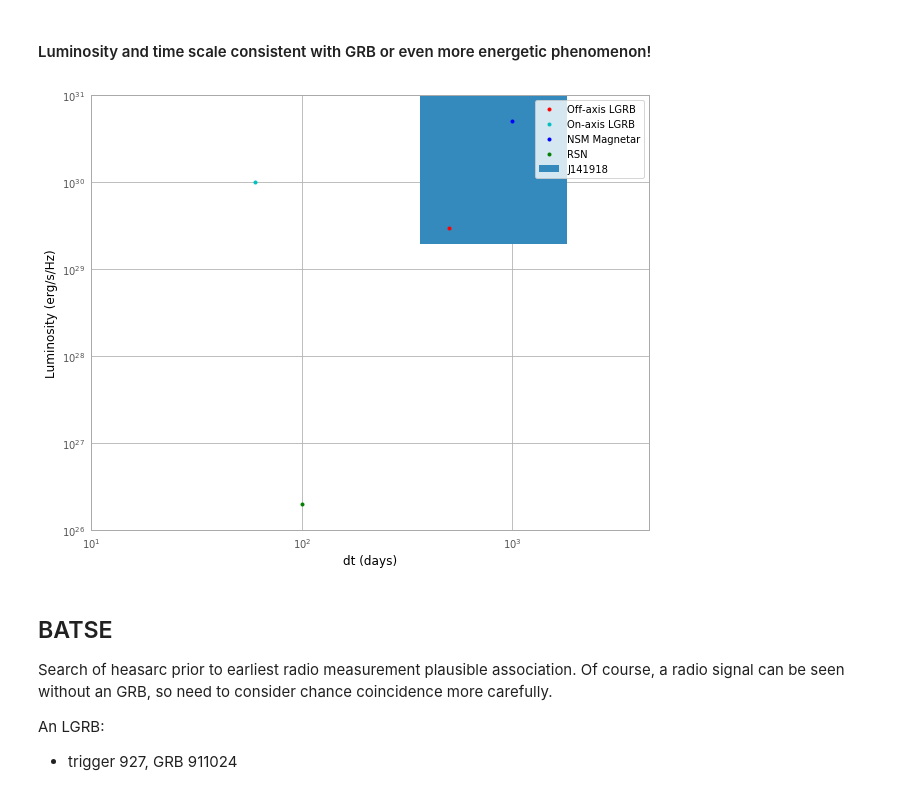
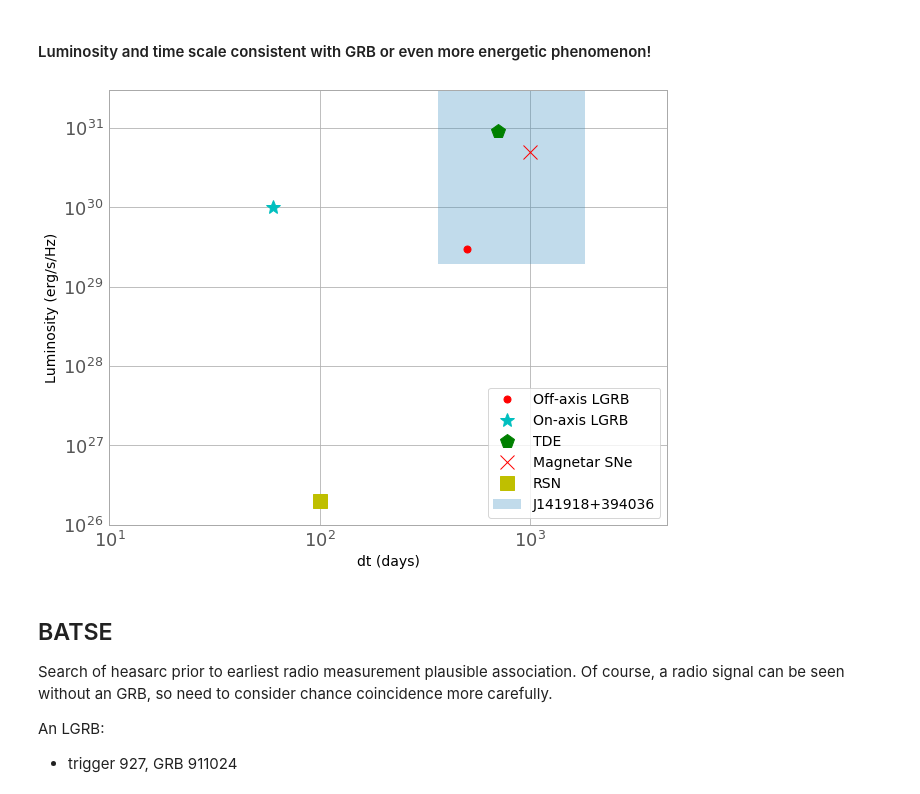
Before and after one commit to caseyjlaw/vlass_query, a Jupyter notebook: J141918.855+394036.03.ipynb, the cells around one changed output. Drawn from its saved outputs; the diff is of its cells as text; code cells hidden in the pictures.

```diff
--- a/J141918.855+394036.03.ipynb
+++ b/J141918.855+394036.03.ipynb
@@ -365,9 +365,10 @@ Other potential data sets to analyze:
 ## Lightcurve and specta visualizations
 # %%
 # omit vlssr (not constraining and throws off plot)
+plt.rcParams.update({'font.size': 18})
 
 with quantity_support():
-    fig = plt.figure(figsize=(12,8))
+    fig = plt.figure(figsize=(12,10))
     # fluxes
     plt.plot([t_tgss, t_wenss, t_ab6860]*u.year,
                  [s_tgss, s_wenss, s_ab6860P]*u.milliJansky,
@@ -385,9 +386,9 @@ with quantity_support():
                  label="3 GHz")  # 3 GHz
     plt.plot([t_vlass]*u.year, [s_vlass]*u.milliJansky, 'cv', markersize=12)  # 3 GHz
     plt.legend(loc=3)
-    plt.ylim(0, 38)
+    plt.ylim(0, 40)
 
-    left, bottom, width, height = [0.3, 0.42, 0.58, 0.4]
+    left, bottom, width, height = [0.3, 0.4, 0.58, 0.4]
     ax2 = fig.add_axes([left, bottom, width, height])
     ax2.plot([t_tgss, t_wenss, t_ab6860]*u.year,
                  [s_tgss, s_wenss, s_ab6860P]*u.milliJansky,
@@ -414,8 +415,8 @@ with quantity_support():
     plt.plot([t_ab6860, t_wenss], [alpha_ab6860, alpha_fw], 'r^', label="0.35 to 1.4 GHz")
     plt.errorbar([t_farnes], [alpha_farnesLL], yerr=[ealpha_farnesLL], fmt='y.', label="1.4 GHz")
     plt.errorbar([t_farnes], [alpha_farnesSS], yerr=[ealpha_farnesSS], fmt='c.', label="3.0 GHz")
-    plt.xlabel("yr")
-    plt.ylabel("Spectral Index")
+    plt.xlabel("yr", fontsize=20)
+    plt.ylabel("Spectral Index", fontsize=20)
     plt.legend()
     plt.savefig("alphalc_j1419.pdf", format="pdf")
 # %% [output]
@@ -568,21 +569,22 @@ with quantity_support():
 # %%
 # playing with Metzger et al (2015) plot
 
 fig = plt.figure(figsize=(10,8))
-plt.plot(500, 3e29, 'r.', label="Off-axis LGRB")
-plt.plot(60, 1e30, 'c.', label="On-axis LGRB")
-plt.plot(1000, 5e30, 'b.', label="NSM Magnetar")
-plt.plot(100, 2e26, 'g.', label="RSN")
-plt.fill_between(np.arange(365, 5*365, 10), lum_minL, 1e31, label="J141918")
+plt.plot(500, 3e29, 'r.', markersize=14, label="Off-axis LGRB")
+plt.plot(60, 1e30, 'c*', markersize=14, label="On-axis LGRB")
+plt.plot(700, 9e30, 'gp', markersize=14, label="TDE")
+plt.plot(1000, 5e30, 'rx', markersize=14, label="Magnetar SNe")
+plt.plot(100, 2e26, 'ys', markersize=14, label="RSN")
+plt.fill_between(np.arange(365, 5*365, 10), lum_minL, 3e31, label="J141918+394036", alpha=0.3)
 plt.xlim(10, 4500)
-plt.ylim(1e26, 1e31)
+plt.ylim(1e26, 3e31)
 plt.loglog()
-plt.xlabel("dt (days)")
-plt.ylabel("Luminosity (erg/s/Hz)")
-plt.legend()
+plt.xlabel("dt (days)", fontsize=14)
+plt.ylabel("Luminosity (erg/s/Hz)", fontsize=14)
+plt.legend(fontsize=14, loc=4)
 plt.savefig("ldt_j1419.pdf", format="pdf")
 # %% [output]
-[figure, old version]
+[figure, new version]
 # %% [markdown]
 ## BATSE
 Search of heasarc prior to earliest radio measurement plausible association. Of course, a radio signal can be seen without an GRB, so need to consider chance coincidence more carefully.
```
Also changed, not shown: parts of 4 cells of this notebook.
